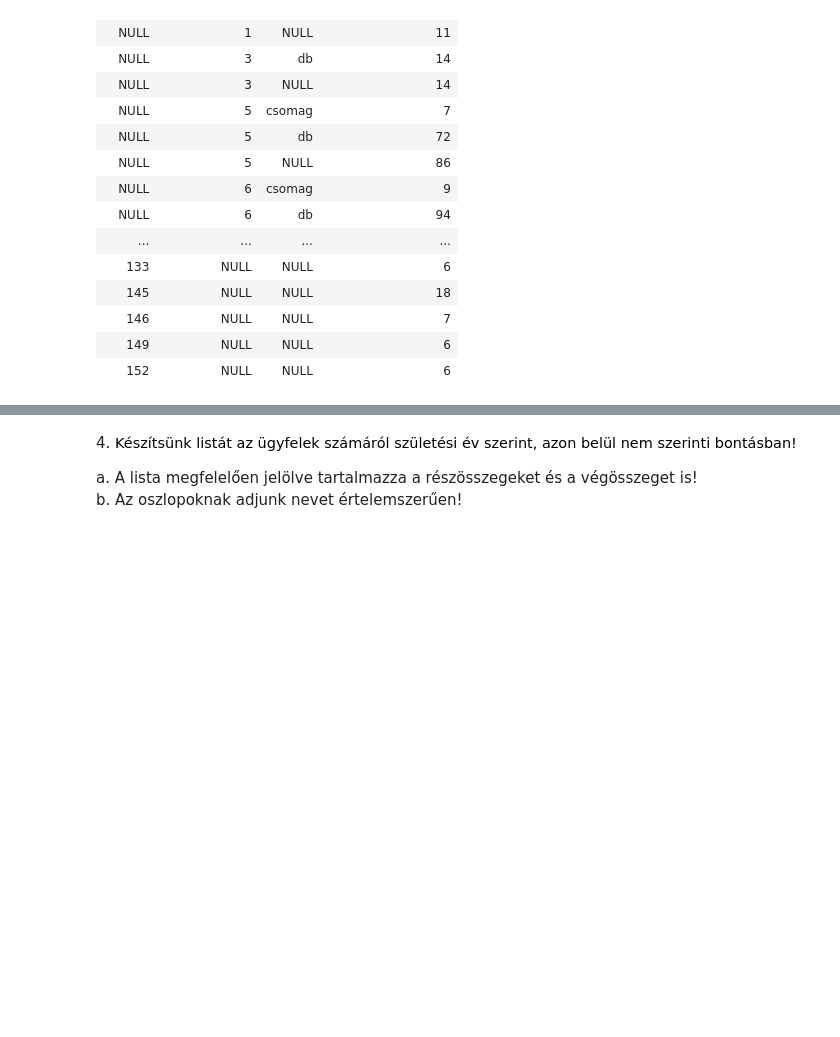
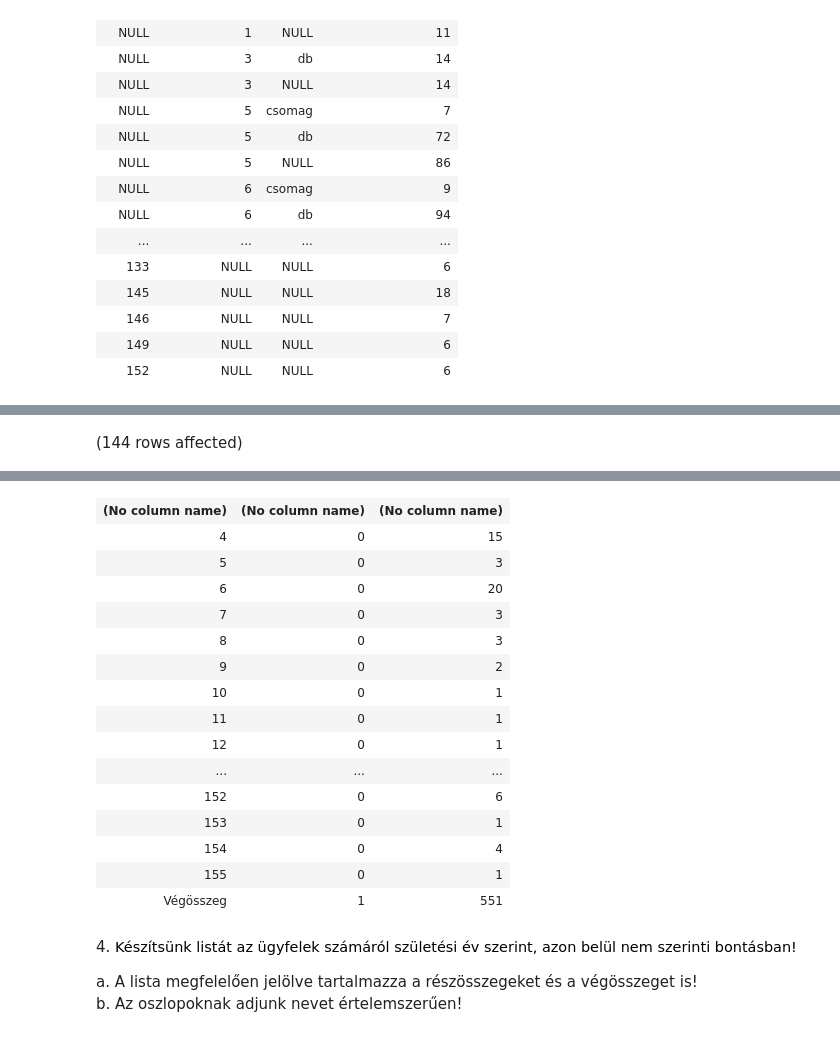
Before and after one commit to szosszi/adatbazis, a Jupyter notebook: gyakorlat04_feladatok.ipynb, the cells around one changed output, grey strips where cells are left out. Saved outputs shown, nothing was run; the diff lists cells and outputs as text; code cells hidden in the pictures; blank space fills up the shorter version.

```diff
--- a/gyakorlat04_feladatok.ipynb
+++ b/gyakorlat04_feladatok.ipynb
@@ -69,3 +69,11 @@ a. Elég megjeleníteni a kategóriák azonosítóit és a darabszámokat!
 
 
 ![](https://moodle.uni-corvinus.hu/theme/image.php/adaptable/atto_h5p/1709548862/icon)
+# %%
+SELECT IIF(GROUPING_ID(KAT_ID) = 1, 'Végösszeg', CAST(KAT_ID AS nvarchar(10))),
+
+GROUPING(KAT_ID), COunt(*)
+FROM Termek
+GROUP BY ROLLUP (KAT_ID)
+# %% [output]
+(144 rows affected)
@@ -72,3 +81,19 @@ a. Elég megjeleníteni a kategóriák azonosítóit és a darabszámokat!
+| (No column name) | (No column name) | (No column name) |
+| 4 | 0 | 15 |
+| 5 | 0 | 3 |
+| 6 | 0 | 20 |
+| 7 | 0 | 3 |
+| 8 | 0 | 3 |
+| 9 | 0 | 2 |
+| 10 | 0 | 1 |
+| 11 | 0 | 1 |
+| 12 | 0 | 1 |
+| ... | ... | ... |
+| 152 | 0 | 6 |
+| 153 | 0 | 1 |
+| 154 | 0 | 4 |
+| 155 | 0 | 1 |
+| Végösszeg | 1 | 551 |
 # %% [markdown]
 4. <span style="background-color: rgb(255, 255, 255); color: rgb(0, 0, 0); font-family: &quot;Open Sans&quot;, sans-serif; font-size: 14.44px;">Készítsünk listát az ügyfelek számáról születési év szerint, azon belül nem szerinti bontásban!&nbsp;</span>
 
```
Also changed, not shown: parts of 1 cell of this notebook.
